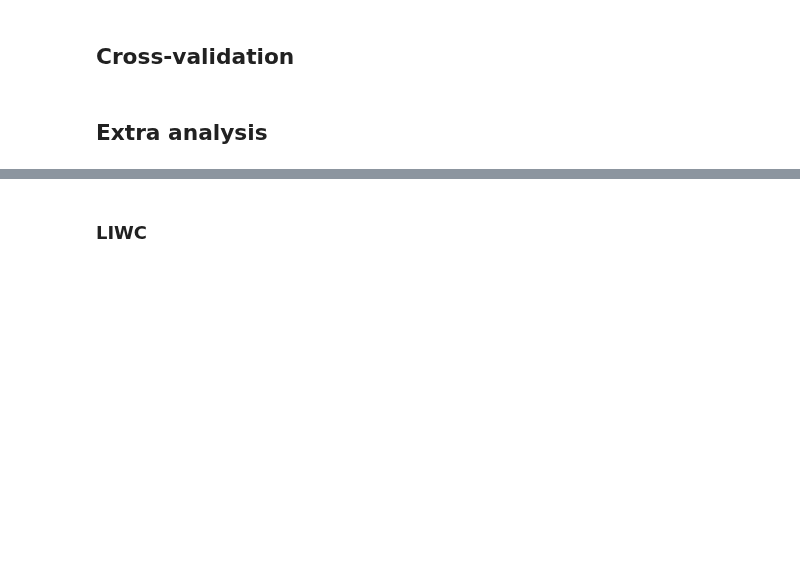
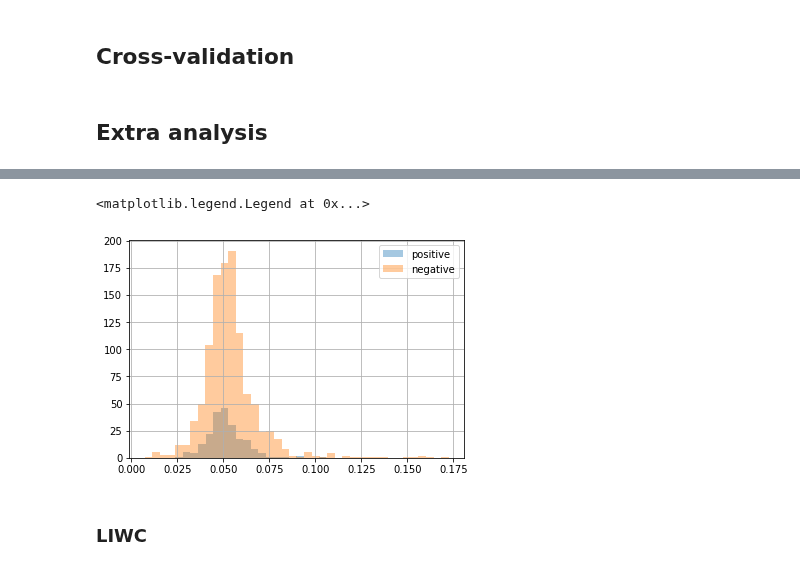
Before and after one commit to ananana/mental-disorders, a Jupyter notebook: eRisk.ipynb, the cells around one changed output, grey strips where cells are left out. Cells and saved outputs as stored; diff of their text form; code cells hidden in the pictures; blank space fills up the shorter version.

```diff
--- a/eRisk.ipynb
+++ b/eRisk.ipynb
@@ -3474,0 +3518,10 @@ writings_df[['text', 'label', 'pronouns', 'text_len', 'neg_vader', 'pos_vader']
+# %%
+def mentions(tokenized_text, terms=['diagnosis', 'diagnosed', 'diagnose']):
+    for term in terms:
+        if term in tokenized_text:
+            return True
+    return False
+
+writings_df['diagnosis'] = writings_df['tokenized_text'].apply(mentions)
+writings_df['depression_mention'] = writings_df['tokenized_text'].apply(lambda t:
+                                                                        mentions(t, ['depressed', 'depression']))
@@ -3475,3 +3552,11 @@ writings_df[['text', 'label', 'pronouns', 'text_len', 'neg_vader', 'pos_vader']
+# %%
+feature = 'positive'
+writings_df[writings_df['label']==1].groupby('subject').mean()[feature].hist(bins=20, alpha=0.4, label='positive')
+writings_df[writings_df['label']==0].groupby('subject').mean()[feature].hist(bins=40, alpha=0.4, label='negative')
+plt.legend()
+# %% [output]
+<matplotlib.legend.Legend at 0x...>
+[figure, added]
 # %% [markdown]
 ### LIWC
 # %%
```
Also changed, not shown: parts of 7 cells of this notebook.
